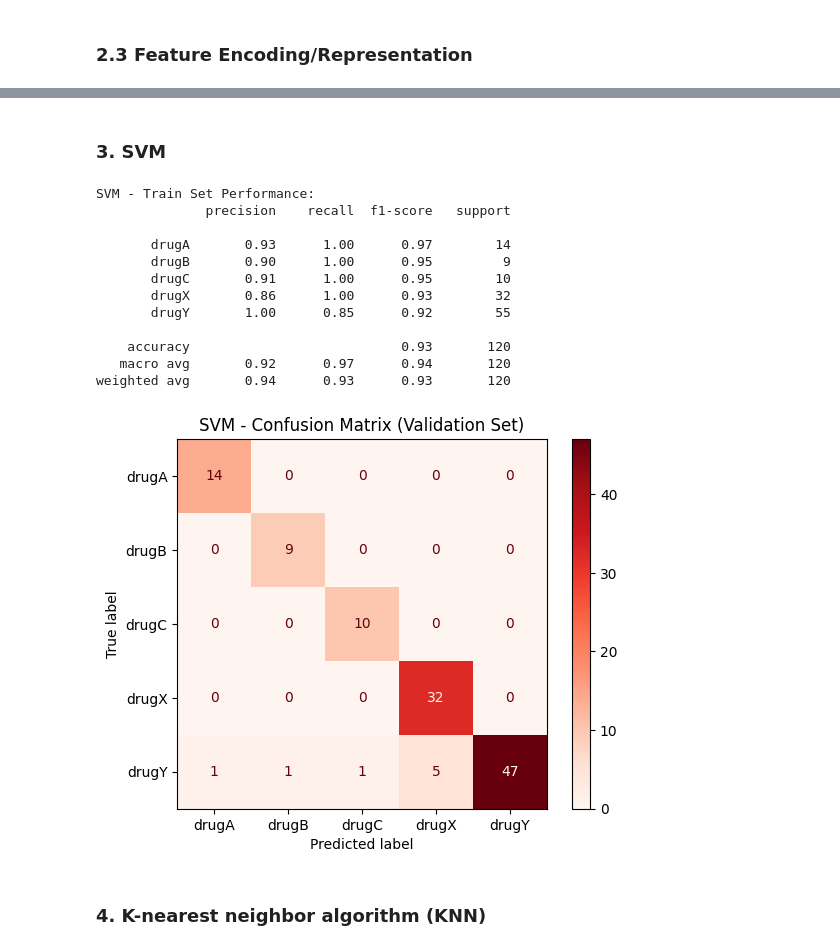
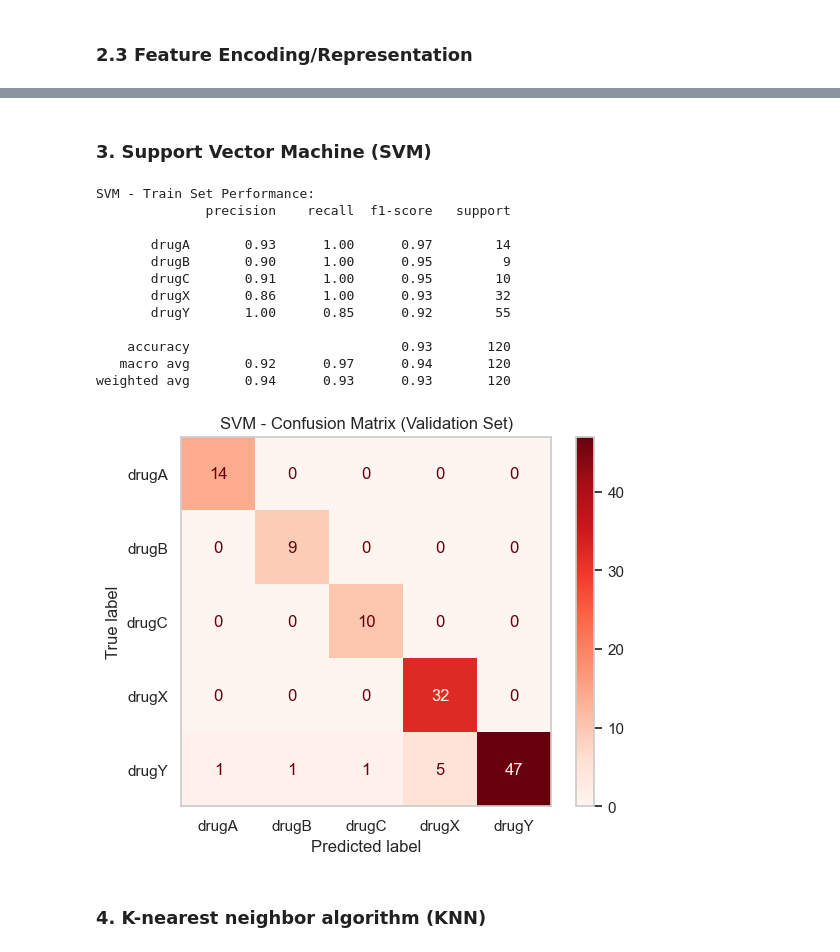
Before and after one commit to saadkhan710/Drug_Classification, a Jupyter notebook: Drug_ML.ipynb, the cells around one changed output, grey strips where cells are left out. Cells and saved outputs as stored; diff of their text form; code cells hidden in the pictures.

```diff
--- a/Drug_ML.ipynb
+++ b/Drug_ML.ipynb
@@ -631,20 +655,21 @@ min_samples_split=2, min_samples_leaf=1 (flexible trees; tune later if overfitti
 # %%
+# Import Random Forest Classifier and necessary evaluation tools
+
 from sklearn.ensemble import RandomForestClassifier
 from sklearn.metrics import classification_report, confusion_matrix, ConfusionMatrixDisplay
 import matplotlib.pyplot as plt
 
-
+# Initialize Random Forest with balanced class weights and reproducibility
 rf = RandomForestClassifier(
-    n_estimators=100,        # Default=100; good for starting (more = better but slower)
-    criterion='gini',        # Default ('gini' or 'entropy' for information gain)
-    max_depth=None,          # Default=None (nodes expand until pure or min_samples_split)
-    min_samples_split=2,     # Default=2 (smallest possible for max flexibility)
-    min_samples_leaf=1,      # Default=1 (smallest possible)
-    class_weight='balanced', # Adjusts for class imbalance (critical if imbalance exists)
-    random_state=42,         # Reproducibility
+    n_estimators=100,          # Use 100 trees inital decent balance of performance and speed
+    criterion='gini',          # Gini Impurity works well in terms of speed due to similar formula when compared to entropy
+    max_depth=5,               # Constrain tree depth
+    min_samples_leaf=3,        # Require more samples in leaf nodes
+    class_weight='balanced',   # As we are having class imbalance
+    random_state=42
 )
 
-
+# Train on prepared training data
 rf.fit(X_train_prepared, y_train)
 
 # Predict on train set
@@ -655,7 +680,7 @@ print("Random Forest - Train Set Performance:")
 print(classification_report(y_train, y_train_pred))
 train_f1_Random_Forest = f1_score(y_train, y_train_pred, average='weighted')
 
-# 2. Evaluated on validation so later can compare for over-fitting
+# 2. Evaluated on validation set so later on can compare results for over-fitting / underfitting
 y_val_pred = rf.predict(X_val_prepared)
 validation_f1_Random_Forest = f1_score(y_val, y_val_pred, average='weighted')
 
@@ -665,6 +690,7 @@ cm = confusion_matrix(y_train, y_train_pred)
 disp = ConfusionMatrixDisplay(confusion_matrix=cm, display_labels=rf.classes_)
 disp.plot(cmap='Oranges')
 plt.title("Random Forest - Confusion Matrix (Validation Set)")
+plt.grid(False)                                                      # Disable grid lines
 plt.show()
 # %% [output]
 Random Forest - Train Set Performance:
@@ -683,5 +713,5 @@ weighted avg       1.00      1.00      1.00       120
 # %% [markdown]
-### 3. SVM
+### 3. Support Vector Machine (SVM)
 # %%
 from sklearn.svm import SVC
 from sklearn.metrics import classification_report, confusion_matrix, ConfusionMatrixDisplay
@@ -691,47 +721,48 @@ import matplotlib.pyplot as plt
 # Initialize and train the model
 svm = SVC(
     kernel='rbf',
-    C=1.0,
-    gamma='scale',
-    class_weight='balanced',
-    random_state=42,
-    probability=True
+    C=1.0,                      # C= 1 Regularization parameter balancing margin maximization and misclassification
+    gamma='scale',              # Kernel coefficient for RBF, adjusts influence of single training points
+    class_weight='balanced',    # Handle class imbalance by adjusting weights inversely proportional to class frequencies
+    random_state=42,            # For reproducibility
+    probability=True            # Enables probability estimates for potential further use (e.g., ROC curve)
 )
 svm.fit(X_train_prepared, y_train)
 
 # Predict on validation set
 y_train_pred = svm.predict(X_train_prepared)
 
 # Evaluate
 print("SVM - Train Set Performance:")
 print(classification_report(y_train, y_train_pred))
 train_f1_SVM = f1_score(y_train, y_train_pred, average='weighted')
 
-# 2. Evaluated on validation so later can compare for over-fitting
+# 2. Evaluated on validation set so later on can compare results for over-fitting / underfitting
 y_val_pred = svm.predict(X_val_prepared)
 validation_f1_SVM = f1_score(y_val, y_val_pred, average='weighted')
 
 
-# Confusion Matrix
+# Plot confusion matrix for training set predictions
 cm = confusion_matrix(y_train, y_train_pred)
 disp = ConfusionMatrixDisplay(confusion_matrix=cm, display_labels=svm.classes_)
-disp.plot(cmap='Reds')  # Red to distinguish from other models
+disp.plot(cmap='Reds')                                                             # Red to distinguish from other models
 plt.title("SVM - Confusion Matrix (Validation Set)")
+plt.grid(False)                                                                    # Disable grid lines
 plt.show()
 # %% [output]
 SVM - Train Set Performance:
               precision    recall  f1-score   support
 
        drugA       0.93      1.00      0.97        14
        drugB       0.90      1.00      0.95         9
        drugC       0.91      1.00      0.95        10
        drugX       0.86      1.00      0.93        32
        drugY       1.00      0.85      0.92        55
 
     accuracy                           0.93       120
    macro avg       0.92      0.97      0.94       120
 weighted avg       0.94      0.93      0.93       120
-[figure, old version]
+[figure, new version]
 # %% [markdown]
 ### 4. K-nearest neighbor algorithm (KNN)
 # %%
```
Also changed, not shown: parts of 83 cells of this notebook.
